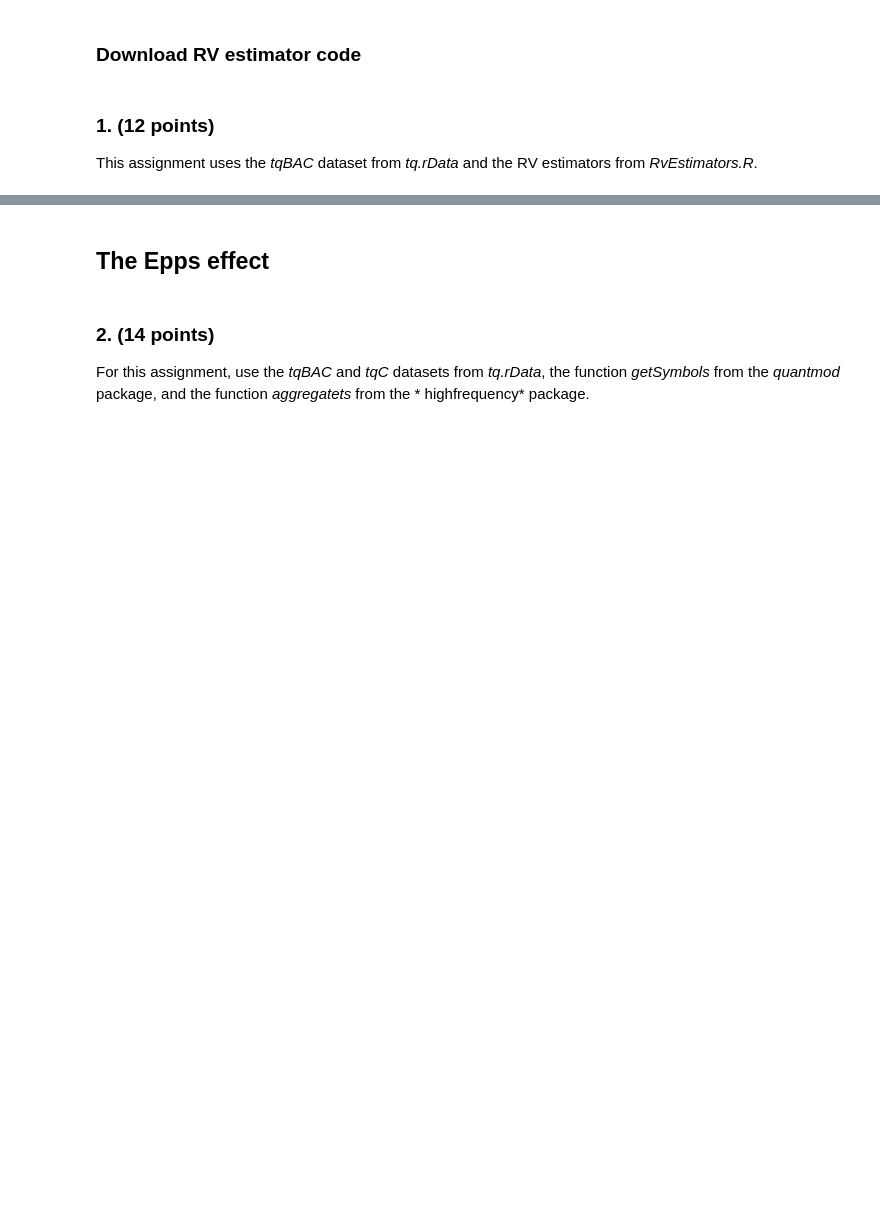
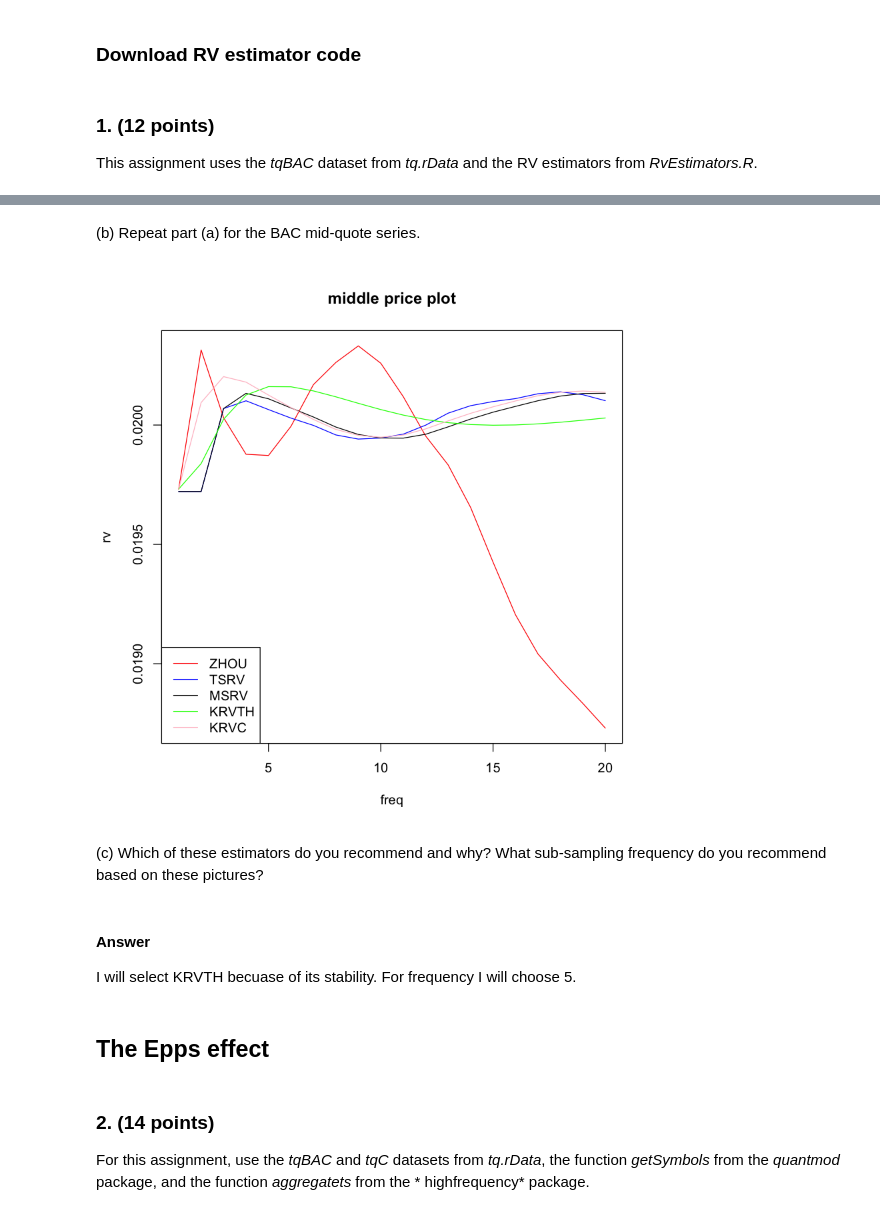
Before and after one commit to wubiya/MicroStructure, a Jupyter notebook: 9879HW6_Wu_Biya.ipynb, the cells around one changed output, grey strips where cells are left out. Cells and saved outputs as stored; diff of their text form; code cells hidden in the pictures; blank space fills up the shorter version.

```diff
--- a/9879HW6_Wu_Biya.ipynb
+++ b/9879HW6_Wu_Biya.ipynb
@@ -94,3 +99,31 @@ Pay attention to good aesthetics, addling a proper legend to your plot.
+# %% [markdown]
+
+(b) Repeat part (a) for the BAC mid-quote series.
+# %%
+px <- log(as.numeric((as.numeric(tqBAC$BID)+as.numeric(tqBAC$OFR))/2))
+
+freq     <- 20
+rv_ZHOU  <- sapply(1:freq, function(q){sqrt(ZHOU(px, q))})
+rv_TSRV  <- sapply(1:freq, function(q){sqrt(TSRV(px, q))})
+rv_MS    <- sapply(1:freq, function(q){sqrt(MSRV(px, q))})
+rv_KRVTH <- sapply(1:freq, function(q){sqrt(KRVTH(px, q))})
+rv_KRVC  <- sapply(1:freq, function(q){sqrt(KRVC(px, q))})
+
+plot(1:freq, rv_ZHOU, col="red", type='l', ylab='rv', xlab='freq')
+lines(rv_TSRV    , col="blue")
+lines(rv_MS      , col="black")
+lines(rv_KRVTH   , col="green")
+lines(rv_KRVC    , col="pink")
+legend("bottomleft", c("ZHOU","TSRV","MSRV","KRVTH","KRVC"),lty = c(1,1,1,1,1), col=c("red","blue","black","green","pink"))
+title("middle price plot")
+# %% [output]
+[figure, added]
+# %% [markdown]
+(c) Which of these estimators do you recommend and why?  What sub-sampling frequency do you recommend based on these pictures?
+# %% [markdown]
+#### Answer
+
+I will select KRVTH becuase of its stability. For frequency I will choose 5.
 # %% [markdown]
 ## The Epps effect
 # %% [markdown]
```
Also changed, not shown: parts of 16 cells of this notebook.
